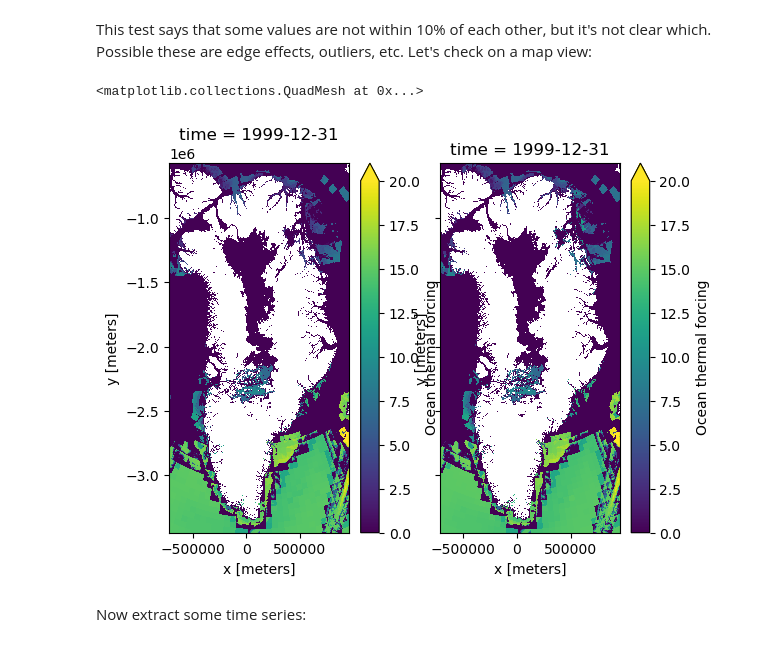
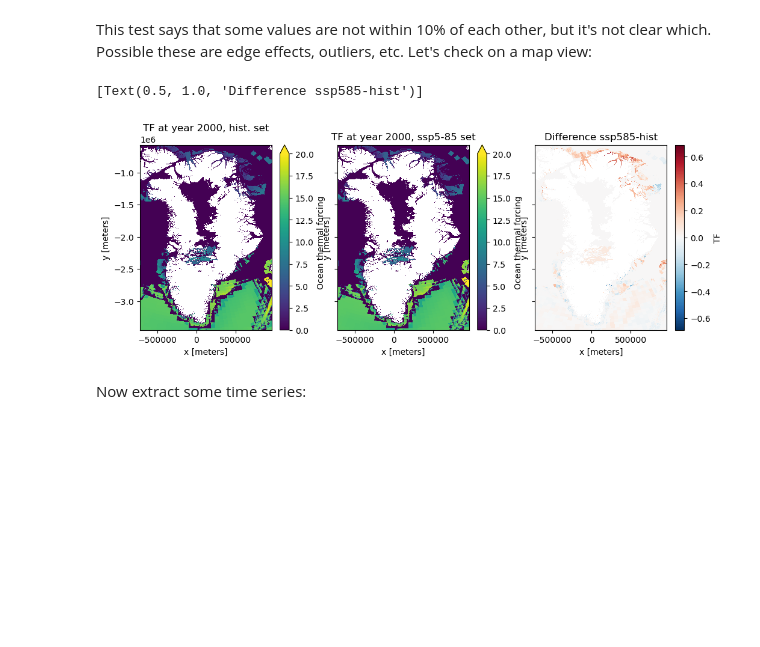
Before and after one commit to ehultee/gris-iceocean-process, a Jupyter notebook: Check_Output.ipynb, the cells around one changed output. Cells and saved outputs as stored; diff of their text form; code cells hidden in the pictures; blank space fills up the shorter version.

```diff
--- a/Check_Output.ipynb
+++ b/Check_Output.ipynb
@@ -72,12 +73,16 @@ L
 # %% [markdown]
 This test says that some values are not within 10% of each other, but it's not clear which.  Possible these are edge effects, outliers, etc.  Let's check on a map view:
-# %%
-fig, axs = plt.subplots(1,2, sharex=True, sharey=True)
-TF_hist_check.sel(time='2000', method='nearest').plot(ax=axs[0], vmin=0., vmax=20.)
-TF_fut_check.sel(time='2000', method='nearest').plot(ax=axs[1], vmin=0., vmax=20.)
-# %% [output]
-<matplotlib.collections.QuadMesh at 0x...>
-[figure, removed]
+# %%
+fig, axs = plt.subplots(1,3, sharex=True, sharey=True, figsize = (12,4))
+TF_hist_check.sel(time='2000', method='nearest').plot(ax=axs[0], vmin=0., vmax=20.)
+axs[0].set(title='TF at year 2000, hist. set')
+TF_fut_check.sel(time='2000', method='nearest').plot(ax=axs[1], vmin=0., vmax=20.)
+axs[1].set(title='TF at year 2000, ssp5-85 set')
+(TF_fut_check.sel(time='2000', method='nearest')-TF_hist_check.sel(time='2000', method='nearest')).plot(ax=axs[2])
+axs[2].set(title='Difference ssp585-hist')
+# %% [output]
+[Text(0.5, 1.0, 'Difference ssp585-hist')]
+[figure, added]
 # %% [markdown]
 Now extract some time series:
 # %%
```
Also changed, not shown: parts of 7 cells of this notebook, 1 other file.
